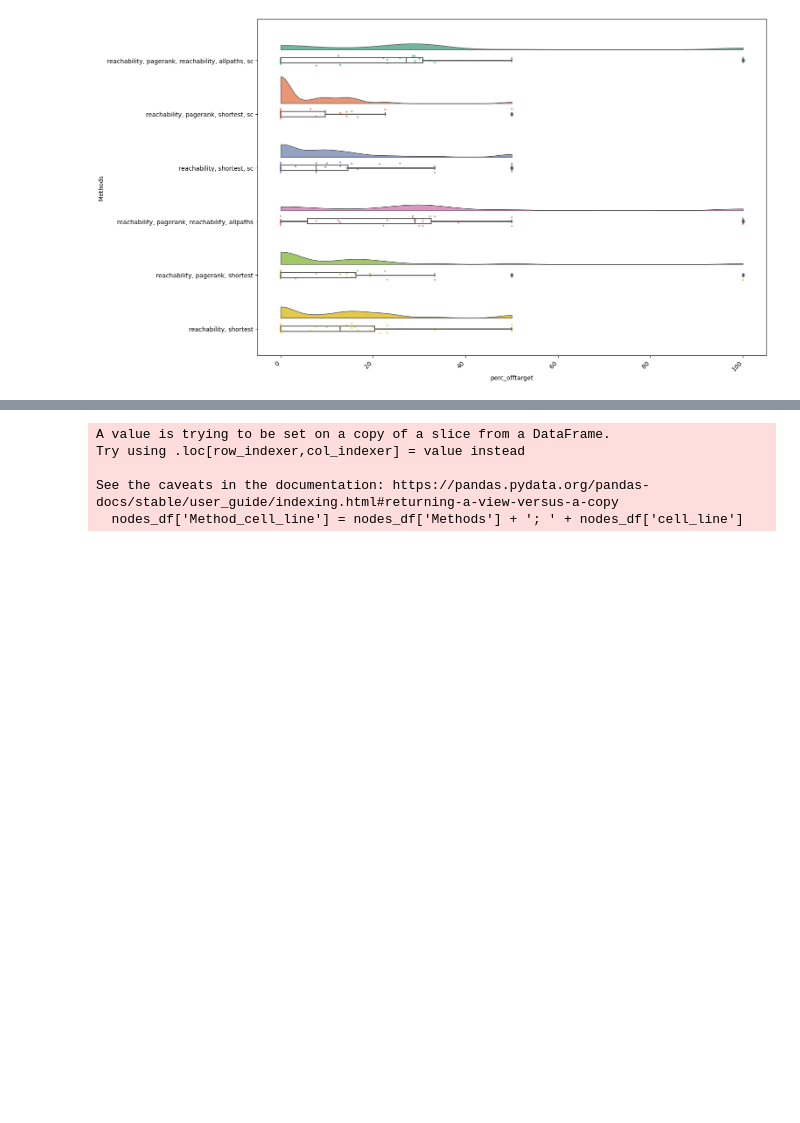
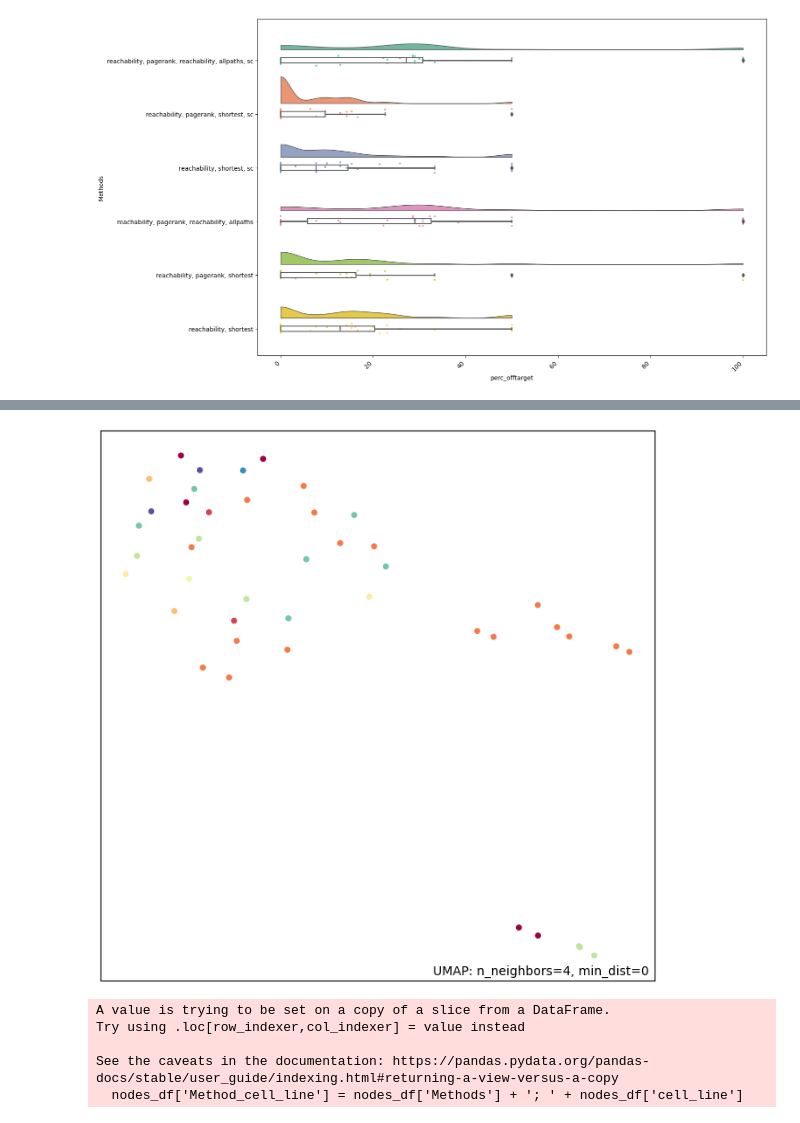
Before and after one commit to saezlab/uptown, a Jupyter notebook: panacea_study.ipynb, the cells around one changed output, grey strips where cells are left out. Drawn from its saved outputs; the diff is of its cells as text; code cells hidden in the pictures; blank space fills up the shorter version.

```diff
--- a/panacea_study.ipynb
+++ b/panacea_study.ipynb
@@ -88,3 +104,7 @@ source_dict
  'TIVANTINIB': {'MET': -1.0},
  'VANDETANIB': {'BCR': -1.0},
  'VARLITINIB': {'RIPK2': -1.0}}
+# %%
+# create a list of 1 False and 100 True
+random_list = [False] * 1 + [True] * 100
+random_list
@@ -91 +129,3 @@ source_dict
+# %%
+bio_contexts = bio_contexts[0:1]
 # %%
@@ -229,3 +777,6 @@ G1_eval.plot_raincloud_plots('Mean betweenness centrality')
 G1_eval.plot_raincloud_plots('perc_offtarget')
 # %% [output]
 [figure]
+# %%
+filtered_tf_df = pd.DataFrame(filtered_tf_dict)
+filtered_tf_df.fillna(0, inplace=True)
@@ -231,0 +799,8 @@ G1_eval.plot_raincloud_plots('perc_offtarget')
+# %%
+# get the colnames from filtered_tf_df, create the dataframe by separating the names in cell line and drug, so that it is a dataframe with the names as index, and cell line and target as columns
+colnames = filtered_tf_df.columns.tolist()
+colnames
+metadata_drugcell = pd.DataFrame(colnames, columns=['drug_cellline'])
+metadata_drugcell[['cell_line', 'drug']] = metadata_drugcell.drug_cellline.str.split('_', expand=True)
+metadata_drugcell.set_index('drug_cellline', inplace=True)
+metadata_drugcell
@@ -232,3 +826,23 @@ G1_eval.plot_raincloud_plots('perc_offtarget')
+# %%
+import umap
+import umap.plot
+edge_matrix = filtered_tf_df
+edge_metric_columns = edge_matrix.columns.tolist()
+# set Graph ID as index
+# Applying UMAP to the edge matrix
+# create two ranges of numbers, one from 0 to 1 and the other from 2 to 15, n_neighbours and min_dists
+# create a for loop that iterates over the two ranges, and applies umap to the edge matrix
+n_neighbours = list(range(2, 15))
+min_dists = list(np.arange(0.1, 1, 0.1))
+
+
+reducer = umap.UMAP(n_neighbors=4, min_dist=0, n_components=2, random_state=42)
+embedding = reducer.fit(edge_matrix.transpose())
+
+plot = umap.plot.points(embedding, labels=metadata_drugcell['cell_line'], show_legend=False)
+# plt.savefig(f'./results/umap_{n}_{0}.png', dpi=300)
+# %% [output]
+[figure, added]
 # %%
 G1_eval.graphdata_df.to_csv('panacea_filtered_runresults.tsv', sep='\t', index=False)
 # %%
```
Also changed, not shown: parts of 9 cells of this notebook, 4 other files.
